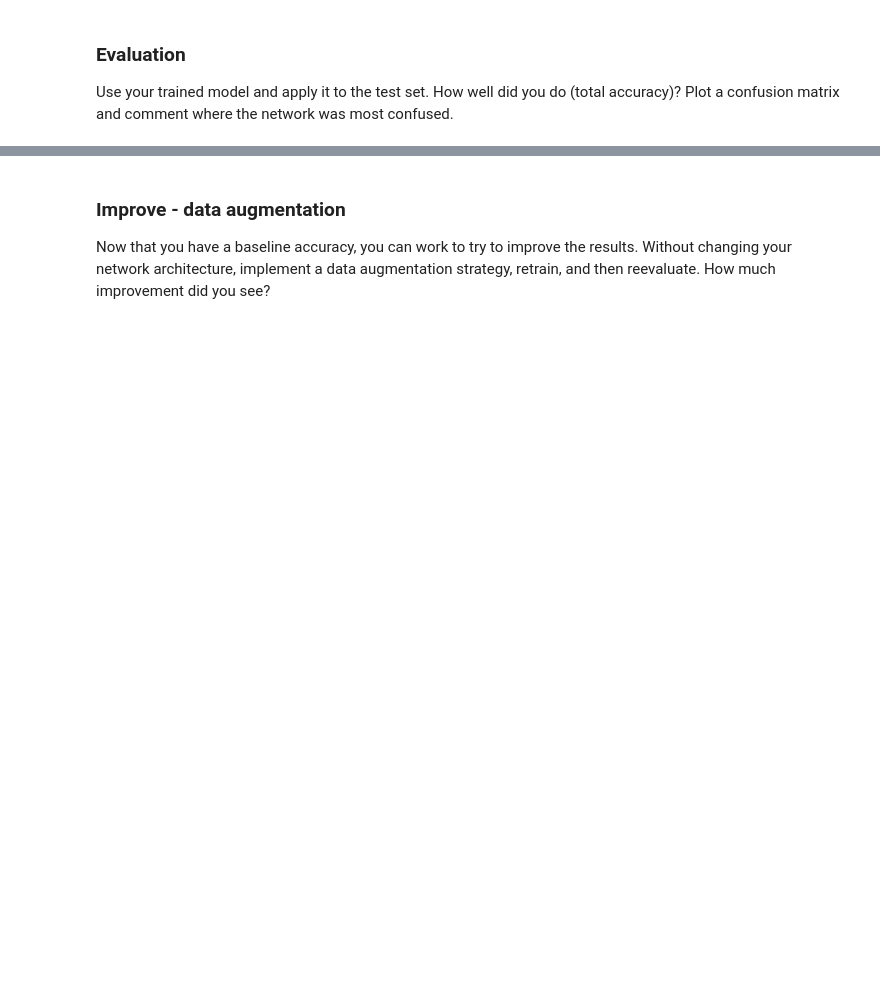
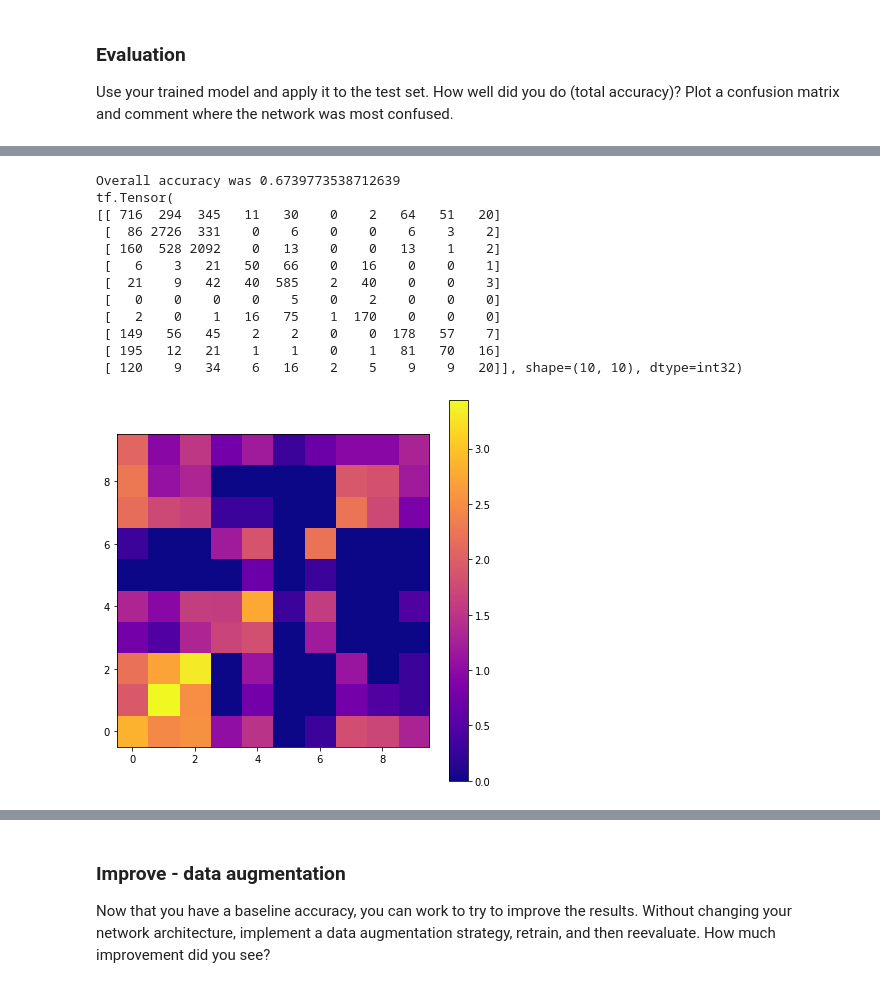
Before and after one commit to emolter/ay250-homework, a Jupyter notebook: hw_6/hw6_ml.ipynb, the cells around one changed output, grey strips where cells are left out. Cells and saved outputs as stored; diff of their text form; code cells hidden in the pictures; blank space fills up the shorter version.

```diff
--- a/hw_6/hw6_ml.ipynb
+++ b/hw_6/hw6_ml.ipynb
@@ -22,7 +30,7 @@ import numpy as np
 from tensorflow.keras import utils
 
 # To get the images and labels from file
-with h5py.File('/home/jovyan/shared/HW_6/galaxies10.h5', 'r') as F:
+with h5py.File('galaxies10.h5', 'r') as F:
     images = np.array(F['images'])
     labels = np.array(F['ans'])
 
@@ -256,0 +282,42 @@ Use your trained model and apply it to the test set. How well did you do (total
+# %%
+import pandas as pd
+import matplotlib.pyplot as plt
+from tensorflow.math import confusion_matrix
+
+#load the model from disk
+latest_log_file = !ls -t1 nn_results/training* | head -1
+latest_model_file = !ls -t1 nn_results/galaxies_*.h5 | head -1
+hist_df = pd.read_csv(latest_log_file[0])
+model = load_model(latest_model_file[0])
+
+# predict
+predicted_labels = model.predict(test_set)
+#hist_df
+predicted_labels_1d = np.argmax(predicted_labels, axis = 1)
+test_labels_1d = np.argmax(test_labels, axis = 1)
+print(f'Overall accuracy was {np.sum(predicted_labels_1d == test_labels_1d)/predicted_labels_1d.size}')
+
+# plot - use log so can see better
+confusion = confusion_matrix(test_labels.argmax(axis=1), predicted_labels.argmax(axis=1))
+#print(confusion)
+logconfusion = np.log10(confusion)
+logconfusion[logconfusion<0] = 0
+
+fig, ax = plt.subplots(1,1,figsize = (7,7))
+im = ax.imshow(logconfusion, origin = 'lower', cmap = 'plasma')
+fig.colorbar(im)
+plt.show()
+# %% [output]
+Overall accuracy was 0.6739773538712639
+tf.Tensor(
+[[ 716  294  345   11   30    0    2   64   51   20]
+ [  86 2726  331    0    6    0    0    6    3    2]
+ [ 160  528 2092    0   13    0    0   13    1    2]
+ [   6    3   21   50   66    0   16    0    0    1]
+ [  21    9   42   40  585    2   40    0    0    3]
+ [   0    0    0    0    5    0    2    0    0    0]
+ [   2    0    1   16   75    1  170    0    0    0]
+ [ 149   56   45    2    2    0    0  178   57    7]
+ [ 195   12   21    1    1    0    1   81   70   16]
+ [ 120    9   34    6   16    2    5    9    9   20]], shape=(10, 10), dtype=int32)
+[figure, added]
```
Also changed, not shown: parts of 27 cells of this notebook.
